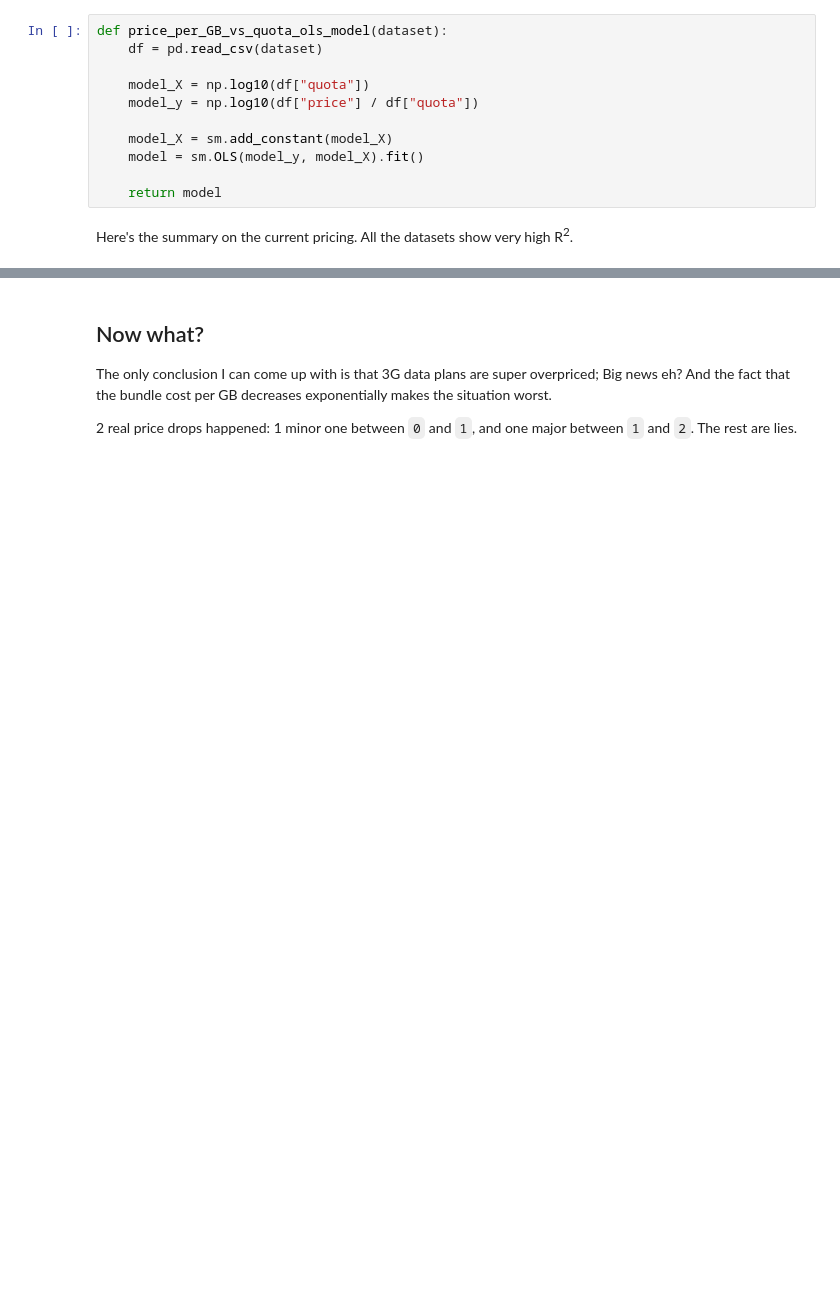
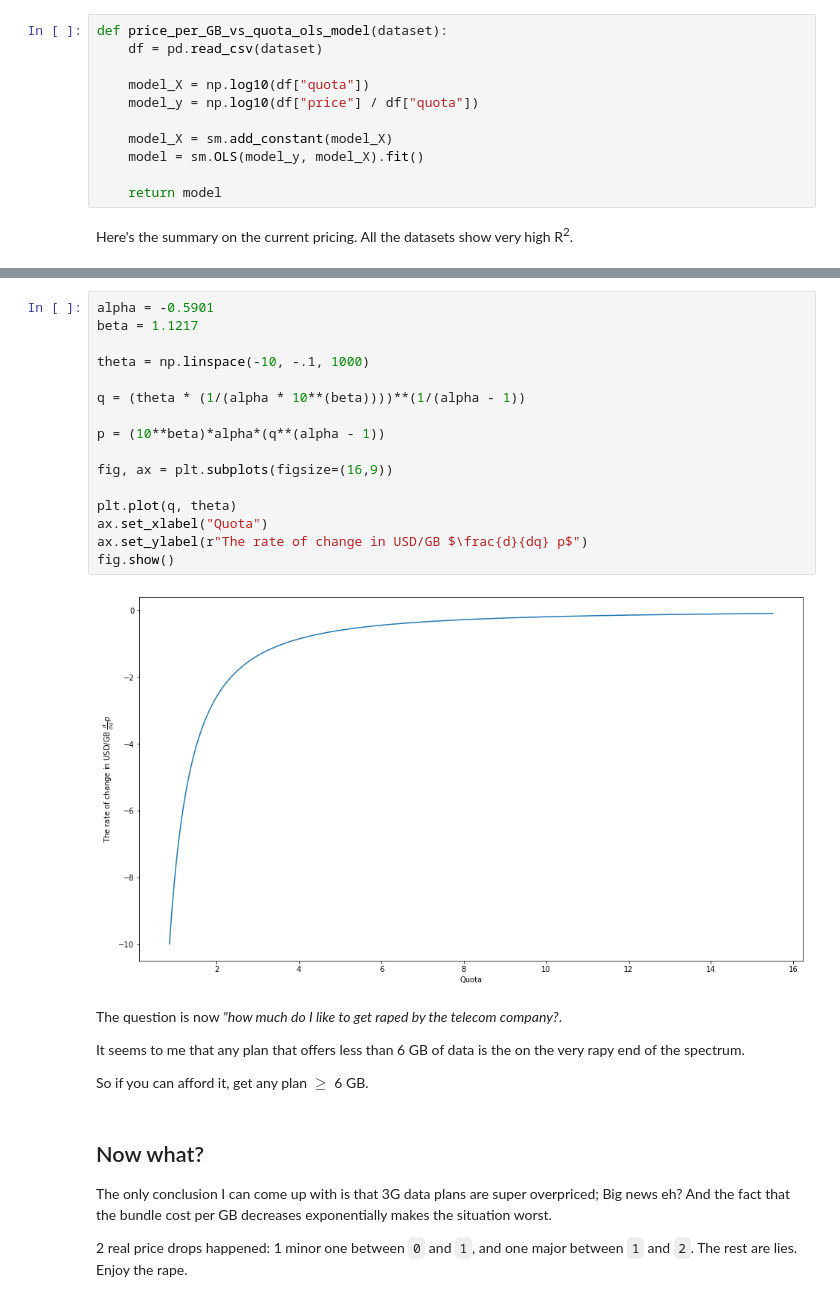
Before and after one commit to 0xfiras/3g-data-plans-pricing, a Jupyter notebook: plot.ipynb, the cells around one changed output, grey strips where cells are left out. Drawn from its saved outputs; the diff is of its cells as text; blank space fills up the shorter version.

Commit message:
Added derivative of USD/GB and graphs

```diff
--- a/plot.ipynb
+++ b/plot.ipynb
@@ -219,7 +245,32 @@ quota   r^2
+# %%
+alpha = -0.5901
+beta = 1.1217
+
+theta = np.linspace(-10, -.1, 1000)
+
+q = (theta * (1/(alpha * 10**(beta))))**(1/(alpha - 1))
+
+p = (10**beta)*alpha*(q**(alpha - 1))
+
+fig, ax = plt.subplots(figsize=(16,9))
+
+plt.plot(q, theta)
+ax.set_xlabel("Quota")
+ax.set_ylabel(r"The rate of change in USD/GB $\frac{d}{dq} p$")
+fig.show()
+# %% [output]
+[figure, added]
+# %% [markdown]
+The question is now *"how much do I like to get raped by the telecom company?*.
+
+It seems to me that any plan that offers less than 6 GB of data is the on the very rapy end of the spectrum.
+
+So if you can afford it, get any plan $\ge$ 6 GB.
 # %% [markdown]
 ## Now what?
 
 The only conclusion I can come up with is that 3G data plans are super overpriced; Big news eh?
 And the fact that the bundle cost per GB decreases exponentially makes the situation worst.
 
-2 real price drops happened: 1 minor one between `0` and `1`, and one major between `1` and `2`. The rest are lies.
+2 real price drops happened: 1 minor one between `0` and `1`, and one major between `1` and `2`.
+The rest are lies. Enjoy the rape.
```
Also changed, not shown: parts of 7 cells of this notebook.
